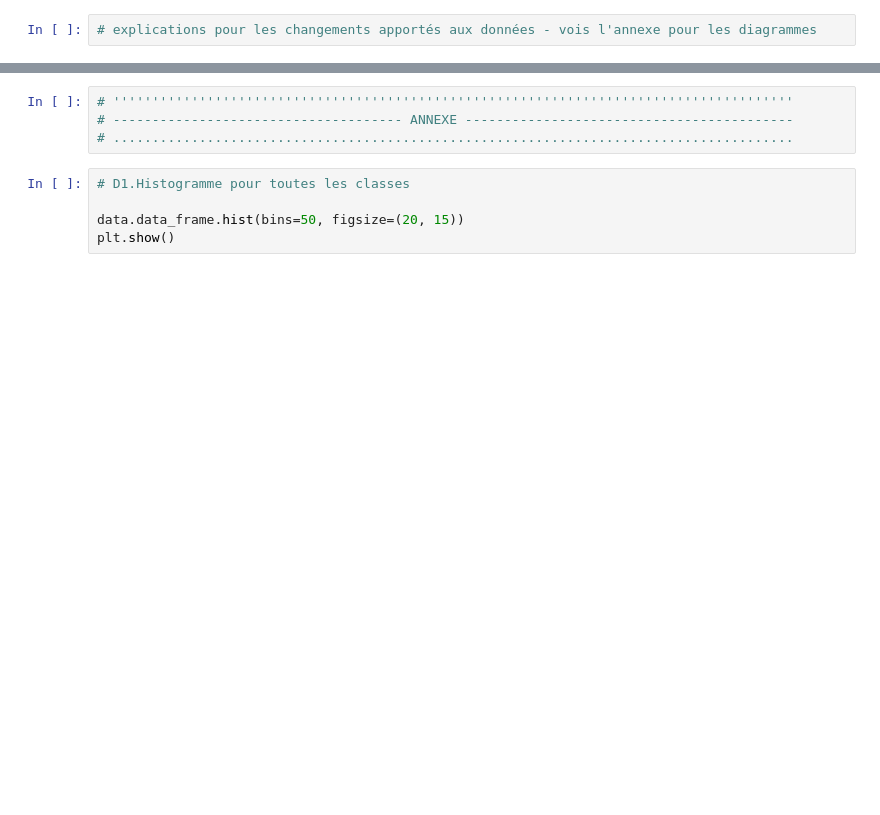
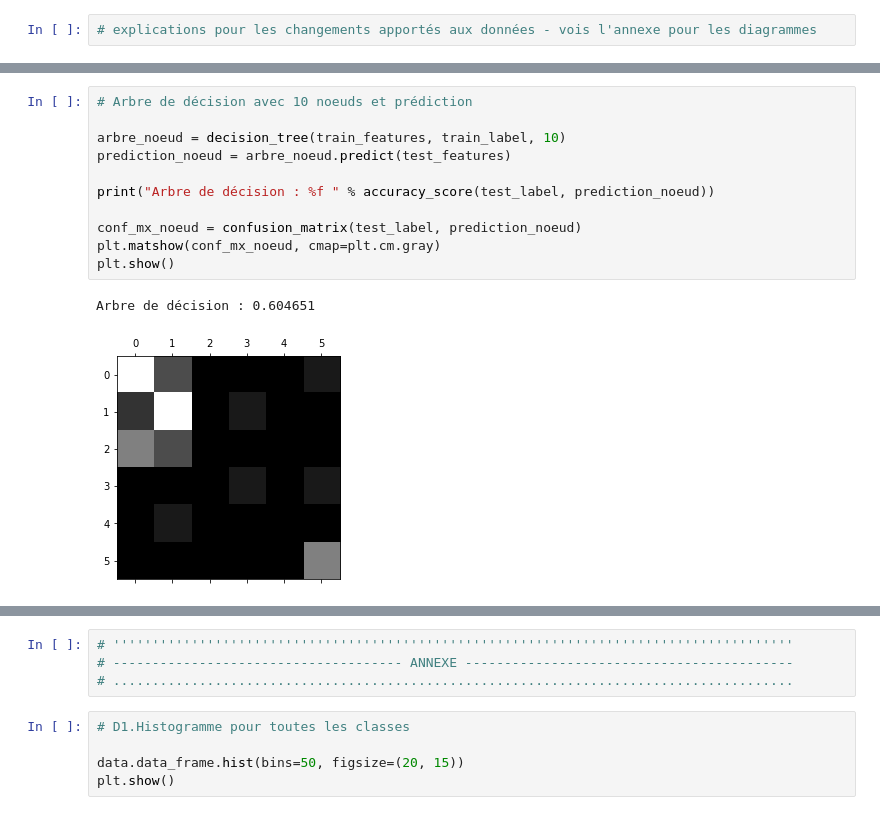
Before and after one commit to RaphaelJ-S/inf5081-tp1, a Jupyter notebook: app/app.ipynb, the cells around one changed output, grey strips where cells are left out. Drawn from its saved outputs; the diff is of its cells as text; blank space fills up the shorter version.

```diff
--- a/app/app.ipynb
+++ b/app/app.ipynb
@@ -99,0 +80,14 @@ array([[9, 0, 0, 0, 0, 0],
+# %%
+# Arbre de décision avec 10 noeuds et prédiction
+
+arbre_noeud = decision_tree(train_features, train_label, 10)
+prediction_noeud = arbre_noeud.predict(test_features)
+
+print("Arbre de décision : %f " % accuracy_score(test_label, prediction_noeud))
+
+conf_mx_noeud = confusion_matrix(test_label, prediction_noeud)
+plt.matshow(conf_mx_noeud, cmap=plt.cm.gray)
+plt.show()
+# %% [output]
+Arbre de décision : 0.604651
+[figure, added]
```
Also changed, not shown: parts of 20 cells of this notebook.
